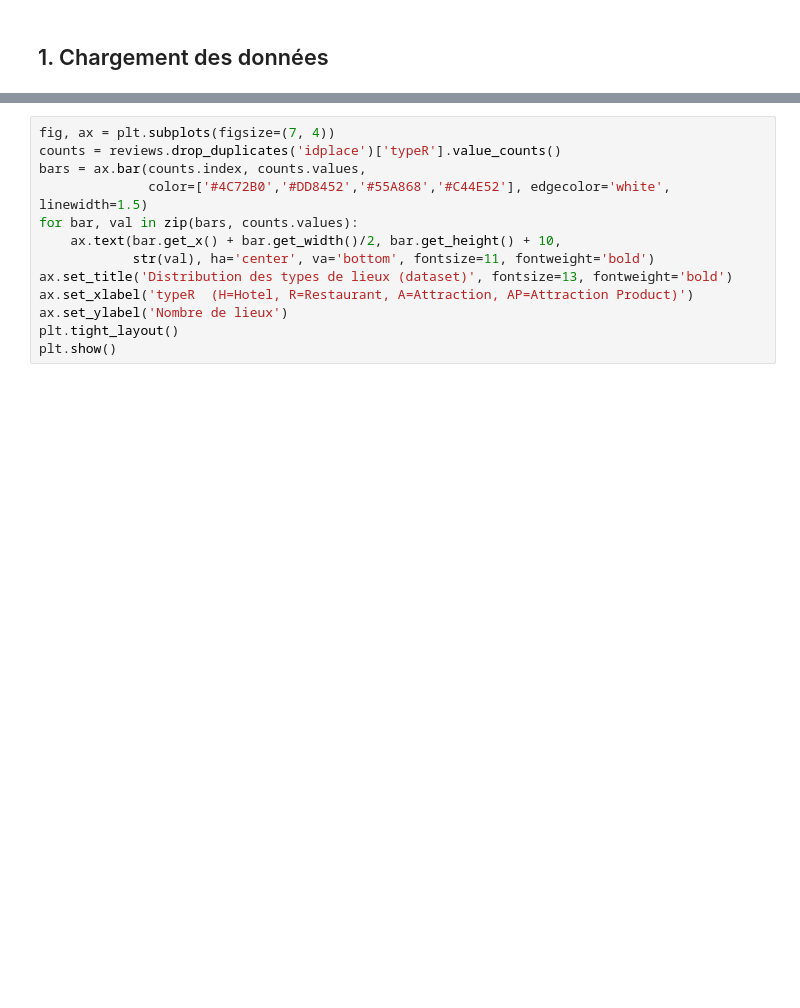
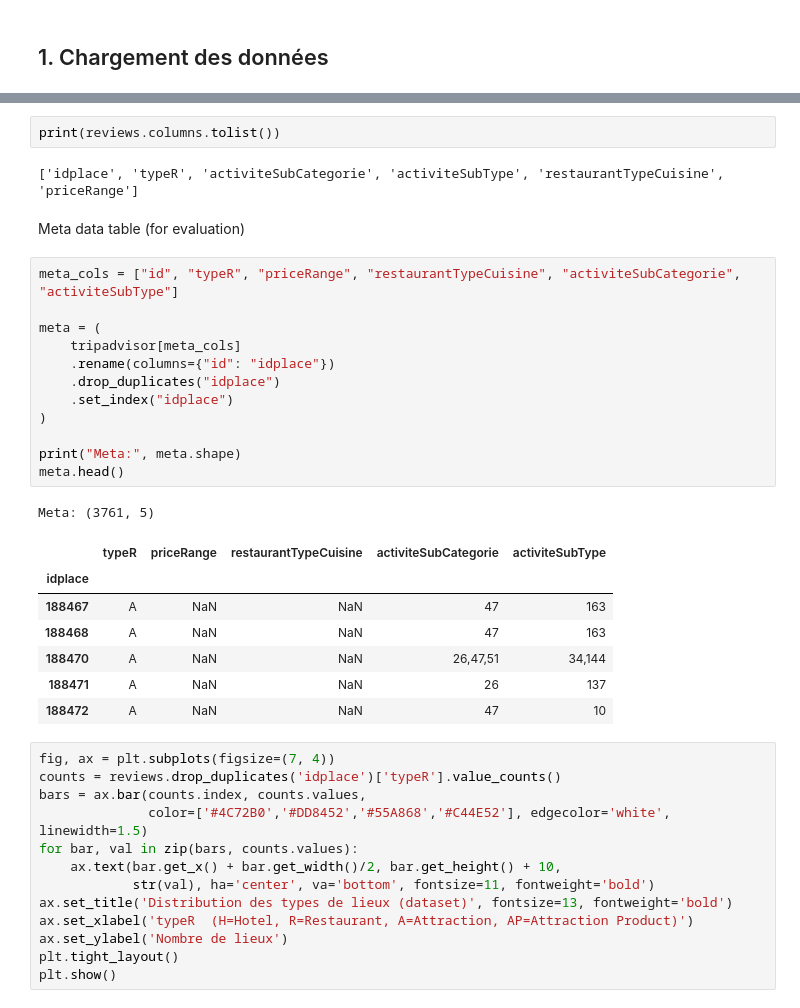
Before and after one commit to Debian-code/TripAdvisor_Recommendation_System, a Jupyter notebook: notebook_demo.ipynb, the cells around one changed output, grey strips where cells are left out. Saved outputs shown, nothing was run; the diff lists cells and outputs as text; blank space fills up the shorter version.

```diff
--- a/notebook_demo.ipynb
+++ b/notebook_demo.ipynb
@@ -65,3 +67,30 @@ Name: count, dtype: int64
+# %%
+print(reviews.columns.tolist())
+# %% [output]
+['idplace', 'typeR', 'activiteSubCategorie', 'activiteSubType', 'restaurantTypeCuisine', 'priceRange']
+# %% [markdown]
+Meta data table (for evaluation)
+# %%
+meta_cols = ["id", "typeR", "priceRange", "restaurantTypeCuisine", "activiteSubCategorie", "activiteSubType"]
+
+meta = (
+    tripadvisor[meta_cols]
+    .rename(columns={"id": "idplace"})
+    .drop_duplicates("idplace")
+    .set_index("idplace")
+)
+
+print("Meta:", meta.shape)
+meta.head()
+# %% [output]
+Meta: (3761, 5)
+|  | typeR | priceRange | restaurantTypeCuisine | activiteSubCategorie | activiteSubType |
+| idplace |  |  |  |  |  |
+| 188467 | A | NaN | NaN | 47 | 163 |
+| 188468 | A | NaN | NaN | 47 | 163 |
+| 188470 | A | NaN | NaN | 26,47,51 | 34,144 |
+| 188471 | A | NaN | NaN | 26 | 137 |
+| 188472 | A | NaN | NaN | 47 | 10 |
 # %%
 fig, ax = plt.subplots(figsize=(7, 4))
 counts = reviews.drop_duplicates('idplace')['typeR'].value_counts()
```
Also changed, not shown: parts of 21 cells of this notebook, 5 other files.
